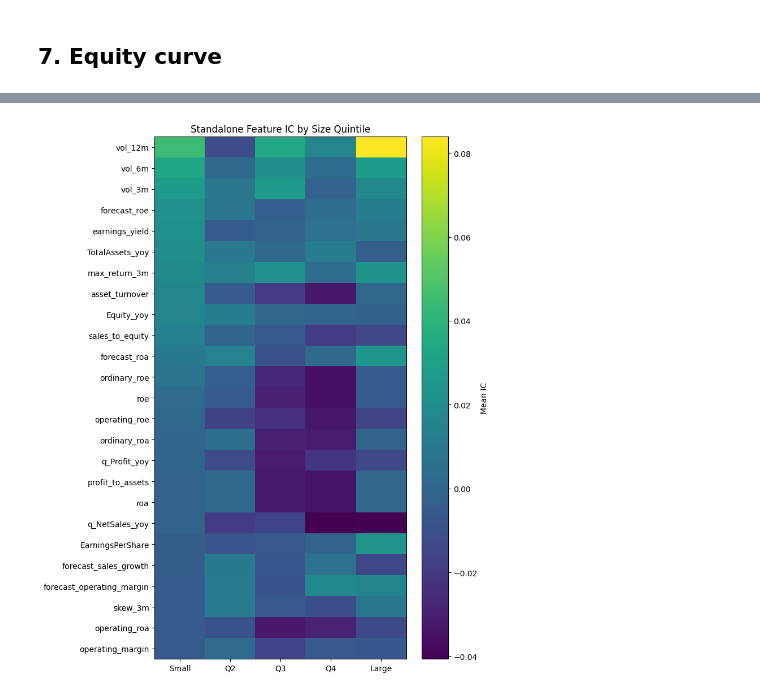
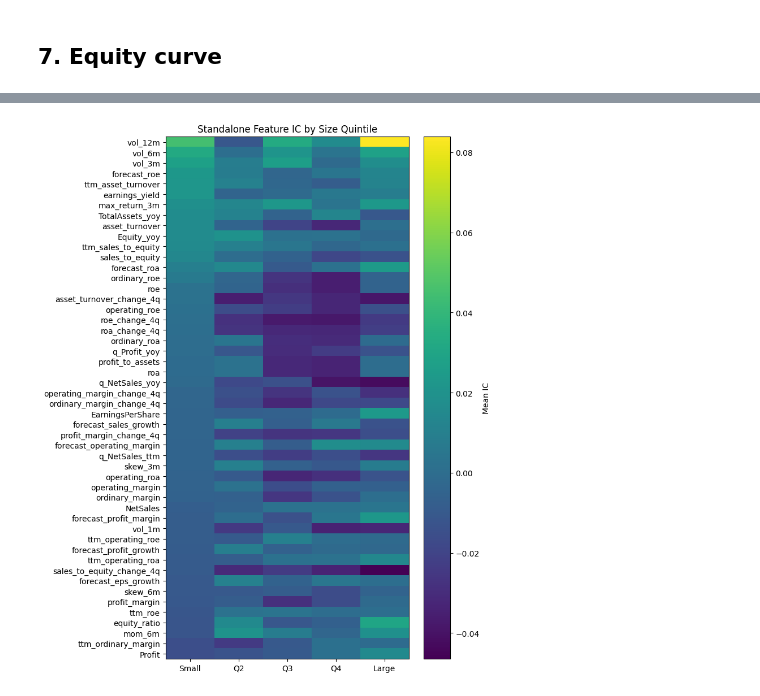
Before and after one commit to fallenwaffle/xgboost_stock_ranking, a Jupyter notebook: notebooks/05_model.ipynb, the cells around one changed output, grey strips where cells are left out. Saved outputs shown, nothing was run; the diff lists cells and outputs as text; code cells hidden in the pictures.

```diff
--- a/notebooks/05_model.ipynb
+++ b/notebooks/05_model.ipynb
@@ -620,32 +620,32 @@ import matplotlib.pyplot as plt
 plot_data = (
     pivot.drop(columns="Difference")
          .sort_values("Small", ascending=False)
-         .head(25)
+         .head(50)
 )
 
 plt.figure(figsize=(8,10))
 
 plt.imshow(
     plot_data.values,
     aspect="auto"
 )
 
 plt.xticks(
     range(5),
     plot_data.columns
 )
 
 plt.yticks(
     range(len(plot_data)),
     plot_data.index
 )
 
 plt.colorbar(label="Mean IC")
 
 plt.title("Standalone Feature IC by Size Quintile")
 
 plt.tight_layout()
 
 plt.show()
 # %% [output]
-[figure, old version]
+[figure, new version]
```
Also changed, not shown: parts of 17 cells of this notebook, 2 other files.
